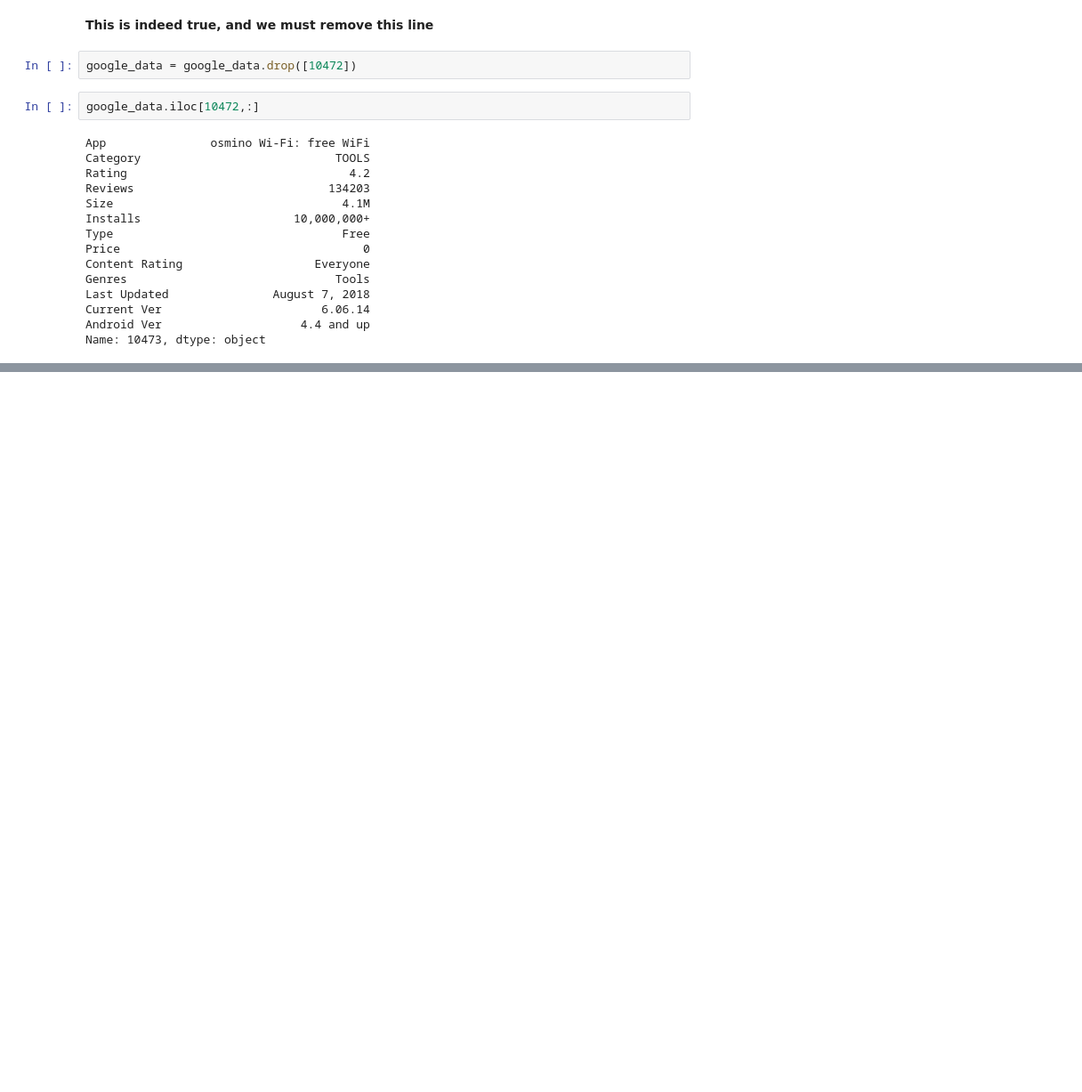
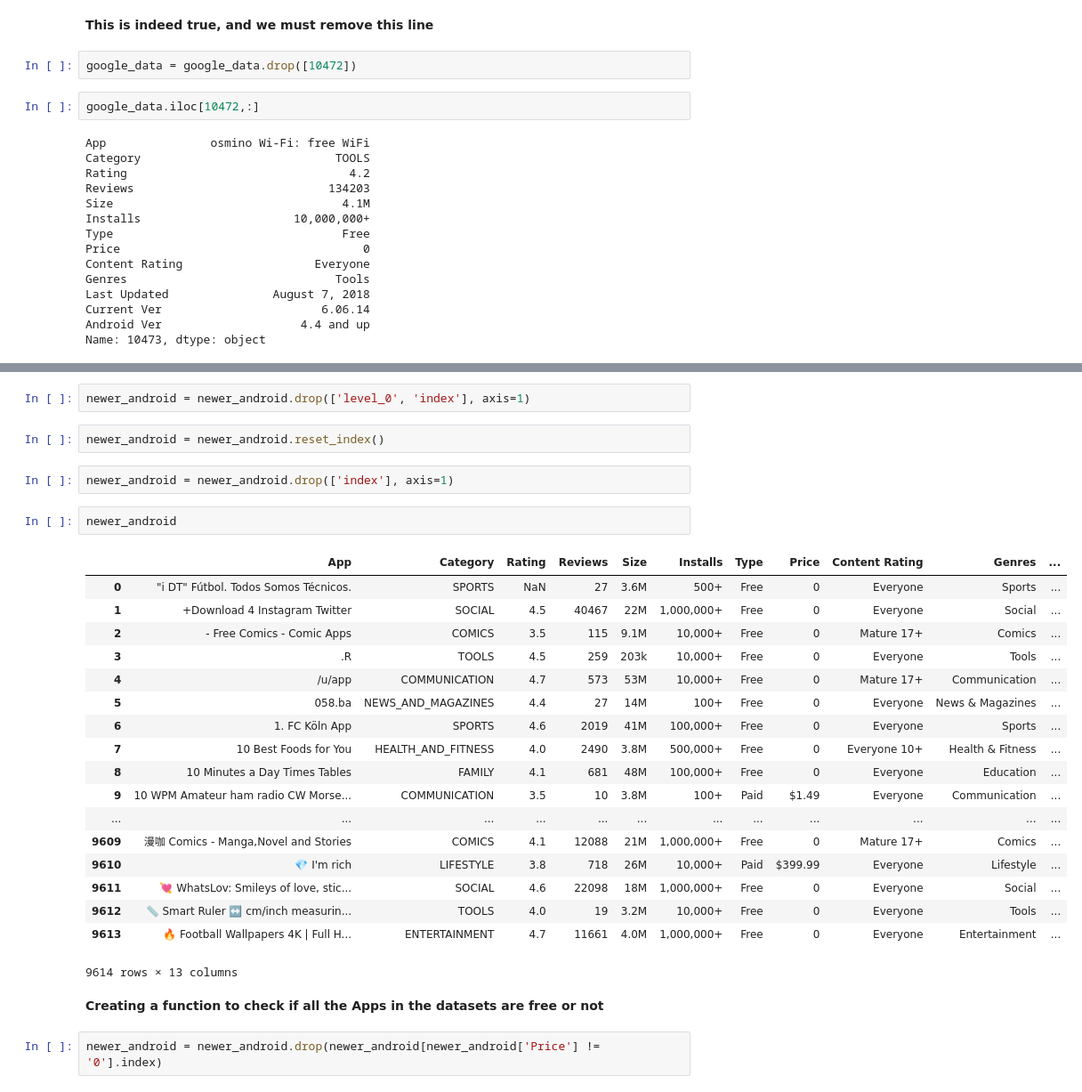
Before and after one commit to saniyanafees6/Profitable-App-Profiles-for-the-App-Store-and-Google-Play-Markets, a Jupyter notebook: index.ipynb, the cells around one changed output, grey strips where cells are left out. Shown: that part at 89% size. Drawn from its saved outputs; the diff is of its cells as text; blank space fills up the shorter version.

```diff
--- a/index.ipynb
+++ b/index.ipynb
@@ -112,0 +256,31 @@ Name: 10473, dtype: object
+# %%
+newer_android = newer_android.drop(['level_0', 'index'], axis=1)
+# %%
+newer_android = newer_android.reset_index()
+# %%
+newer_android = newer_android.drop(['index'], axis=1)
+# %%
+newer_android
+# %% [output]
+|  | App | Category | Rating | Reviews | Size | Installs | Type | Price | Content Rating | Genres | ... |
+| 0 | "i DT" Fútbol. Todos Somos Técnicos. | SPORTS | NaN | 27 | 3.6M | 500+ | Free | 0 | Everyone | Sports | ... |
+| 1 | +Download 4 Instagram Twitter | SOCIAL | 4.5 | 40467 | 22M | 1,000,000+ | Free | 0 | Everyone | Social | ... |
+| 2 | - Free Comics - Comic Apps | COMICS | 3.5 | 115 | 9.1M | 10,000+ | Free | 0 | Mature 17+ | Comics | ... |
+| 3 | .R | TOOLS | 4.5 | 259 | 203k | 10,000+ | Free | 0 | Everyone | Tools | ... |
+| 4 | /u/app | COMMUNICATION | 4.7 | 573 | 53M | 10,000+ | Free | 0 | Mature 17+ | Communication | ... |
+| 5 | 058.ba | NEWS_AND_MAGAZINES | 4.4 | 27 | 14M | 100+ | Free | 0 | Everyone | News & Magazines | ... |
+| 6 | 1. FC Köln App | SPORTS | 4.6 | 2019 | 41M | 100,000+ | Free | 0 | Everyone | Sports | ... |
+| 7 | 10 Best Foods for You | HEALTH_AND_FITNESS | 4.0 | 2490 | 3.8M | 500,000+ | Free | 0 | Everyone 10+ | Health & Fitness | ... |
+| 8 | 10 Minutes a Day Times Tables | FAMILY | 4.1 | 681 | 48M | 100,000+ | Free | 0 | Everyone | Education | ... |
+| 9 | 10 WPM Amateur ham radio CW Morse... | COMMUNICATION | 3.5 | 10 | 3.8M | 100+ | Paid | $1.49 | Everyone | Communication | ... |
+| ... | ... | ... | ... | ... | ... | ... | ... | ... | ... | ... | ... |
+| 9609 | 漫咖 Comics - Manga,Novel and Stories | COMICS | 4.1 | 12088 | 21M | 1,000,000+ | Free | 0 | Mature 17+ | Comics | ... |
+| 9610 | 💎 I'm rich | LIFESTYLE | 3.8 | 718 | 26M | 10,000+ | Paid | $399.99 | Everyone | Lifestyle | ... |
+| 9611 | 💘 WhatsLov: Smileys of love, stic... | SOCIAL | 4.6 | 22098 | 18M | 1,000,000+ | Free | 0 | Everyone | Social | ... |
+| 9612 | 📏 Smart Ruler ↔️ cm/inch measurin... | TOOLS | 4.0 | 19 | 3.2M | 10,000+ | Free | 0 | Everyone | Tools | ... |
+| 9613 | 🔥 Football Wallpapers 4K | Full H... | ENTERTAINMENT | 4.7 | 11661 | 4.0M | 1,000,000+ | Free | 0 | Everyone | Entertainment | ... |
+9614 rows × 13 columns
+# %% [markdown]
+**Creating a function to check if all the Apps in the datasets are free or not**
+# %%
+newer_android = newer_android.drop(newer_android[newer_android['Price'] != '0'].index)
```
Also changed, not shown: parts of 14 cells of this notebook.
